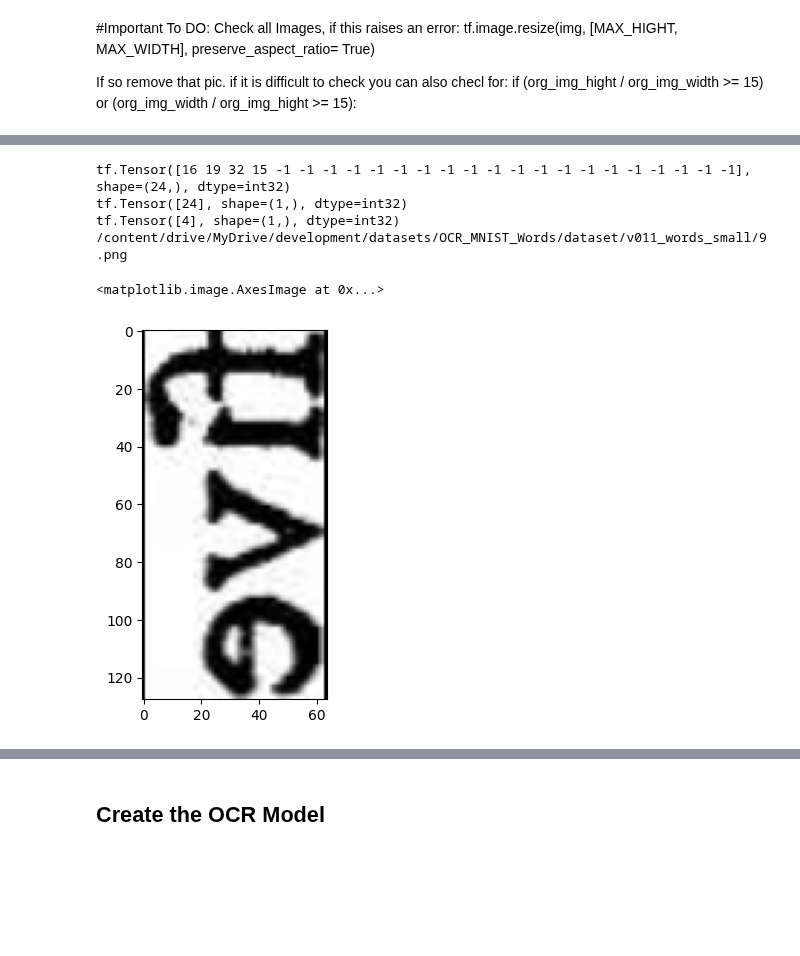
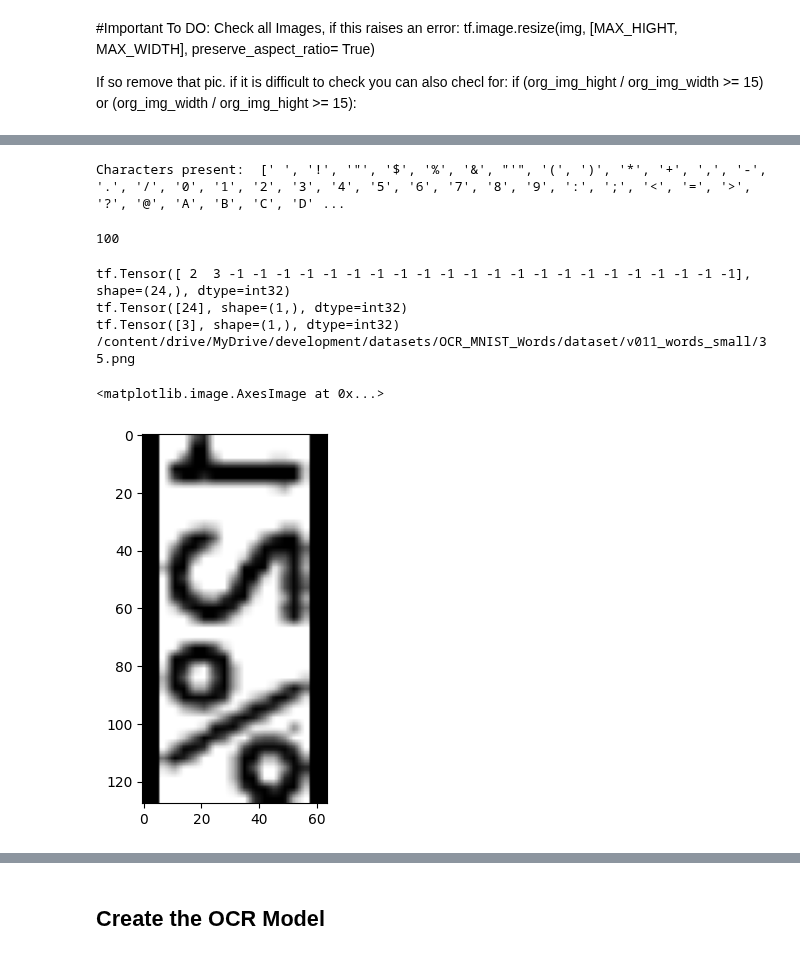
Before and after one commit to msommerfe/CAS_Applied_Data_Science, a Jupyter notebook: CAS_Final_Project/OCR_from_scratch.ipynb, the cells around one changed output, grey strips where cells are left out. Saved outputs shown, nothing was run; the diff lists cells and outputs as text; code cells hidden in the pictures; blank space fills up the shorter version.

```diff
--- a/CAS_Final_Project/OCR_from_scratch.ipynb
+++ b/CAS_Final_Project/OCR_from_scratch.ipynb
@@ -52,7 +51,8 @@ def make_total_path(imgName):
 def label_to_num(label, padding = True):
     label_num = []
     for ch in label:
-      label_num.append(ALPHABETS.find(ch) if ALPHABETS.find(ch)!=-1 else 0)
+      #This line assignes all characters that are not in the Alphabet a -1. It means there is no character. An alternative could be assignt it to a pseudo character that represents all characters, that are not in the alphabet
+      label_num.append(ALPHABETS.find(ch) if ALPHABETS.find(ch)!=-1 else -1)
 
     if padding == True:
       return_label = tf.keras.utils.pad_sequences([label_num], maxlen= MAX_STR_LEN, value= -1, padding = "post")
@@ -127,3 +102,16 @@ print(x_all_img_total_path)
+# %%
+#Checking which characters are represented in the datasets
+characters = set()
+for item in labels:
+    for ch in item:
+        characters.add(ch)
+
+# Sort the characters
+characters = sorted(characters)
+print("Characters present: ", str(characters))
+# %% [output]
+Characters present:  [' ', '!', '"', '$', '%', '&', "'", '(', ')', '*', '+', ',', '-', '.', '/', '0', '1', '2', '3', '4', '5', '6', '7', '8', '9', ':', ';', '<', '=', '>', '?', '@', 'A', 'B', 'C', 'D' ...
+100
 # %%
 def process_single_sample(img_path, labels_padded, len_labels_padded, len_labels_not_padded):
     # 1. Read image
@@ -133,38 +121,38 @@ def process_single_sample(img_path, labels_padded, len_labels_padded, len_labels
     # 3. Convert to float32 in [0, 1] range
     img = tf.image.convert_image_dtype(img, tf.float32)
     # 4. Resize to the desired size. its important for the resize_with_pad funktion. When picture is way bigge with strange aspect ratio ist rans into an error
     img = tf.image.resize(img, [MAX_HIGHT, MAX_WIDTH], preserve_aspect_ratio= True)
     # 5. Pad the image to MAX_HIGHT and MAX_WIDTH
     img = tf.image.resize_with_pad(img, target_height=MAX_HIGHT, target_width=MAX_WIDTH)
     # 6. Transpose the image because we want the time
     img = tf.transpose(img, perm=[1, 0, 2])
     # 7. Return a dict as our model is expecting two inputs
 
     labels_padded = tf.convert_to_tensor(labels_padded, dtype="int32")
     len_labels_padded = tf.convert_to_tensor([len_labels_padded], dtype="int32")
     len_labels_not_padded = tf.convert_to_tensor([len_labels_not_padded], dtype="int32")
     #label = tf.keras.utils.pad_sequences(label, maxlen=MAX_STR_LEN)
     #return {"input": img, "gtruth_labels": label, "input_length": img, "label_length": label}
     #return img, labels_padded, len_labels_padded,len_labels_not_padded, [0]
     return {"input_data": img, "input_label": labels_padded, "input_length": len_labels_padded, "label_length":len_labels_not_padded}
 
 
 
 index = 8276-3
-index= 9
+index= 35
 _img= process_single_sample(x_all_img_total_path[index],labels_padded[index], len_labels_padded[index], len_labels_not_padded[index])
 print(_img["input_label"])
 print(_img["input_length"])
 print(_img["label_length"])
 print(x_all_img_total_path[index])
 plt.imshow(_img["input_data"],cmap="gray")
 # %% [output]
-tf.Tensor([16 19 32 15 -1 -1 -1 -1 -1 -1 -1 -1 -1 -1 -1 -1 -1 -1 -1 -1 -1 -1 -1 -1], shape=(24,), dtype=int32)
+tf.Tensor([ 2  3 -1 -1 -1 -1 -1 -1 -1 -1 -1 -1 -1 -1 -1 -1 -1 -1 -1 -1 -1 -1 -1 -1], shape=(24,), dtype=int32)
 tf.Tensor([24], shape=(1,), dtype=int32)
-tf.Tensor([4], shape=(1,), dtype=int32)
-/content/drive/MyDrive/development/datasets/OCR_MNIST_Words/dataset/v011_words_small/9.png
+tf.Tensor([3], shape=(1,), dtype=int32)
+/content/drive/MyDrive/development/datasets/OCR_MNIST_Words/dataset/v011_words_small/35.png
 <matplotlib.image.AxesImage at 0x...>
-[figure, old version]
+[figure, new version]
 # %%
 dataset = tf.data.Dataset.from_tensor_slices((x_all_img_total_path, labels_padded, len_labels_padded, len_labels_not_padded))
 
```
Also changed, not shown: parts of 4 cells of this notebook.
